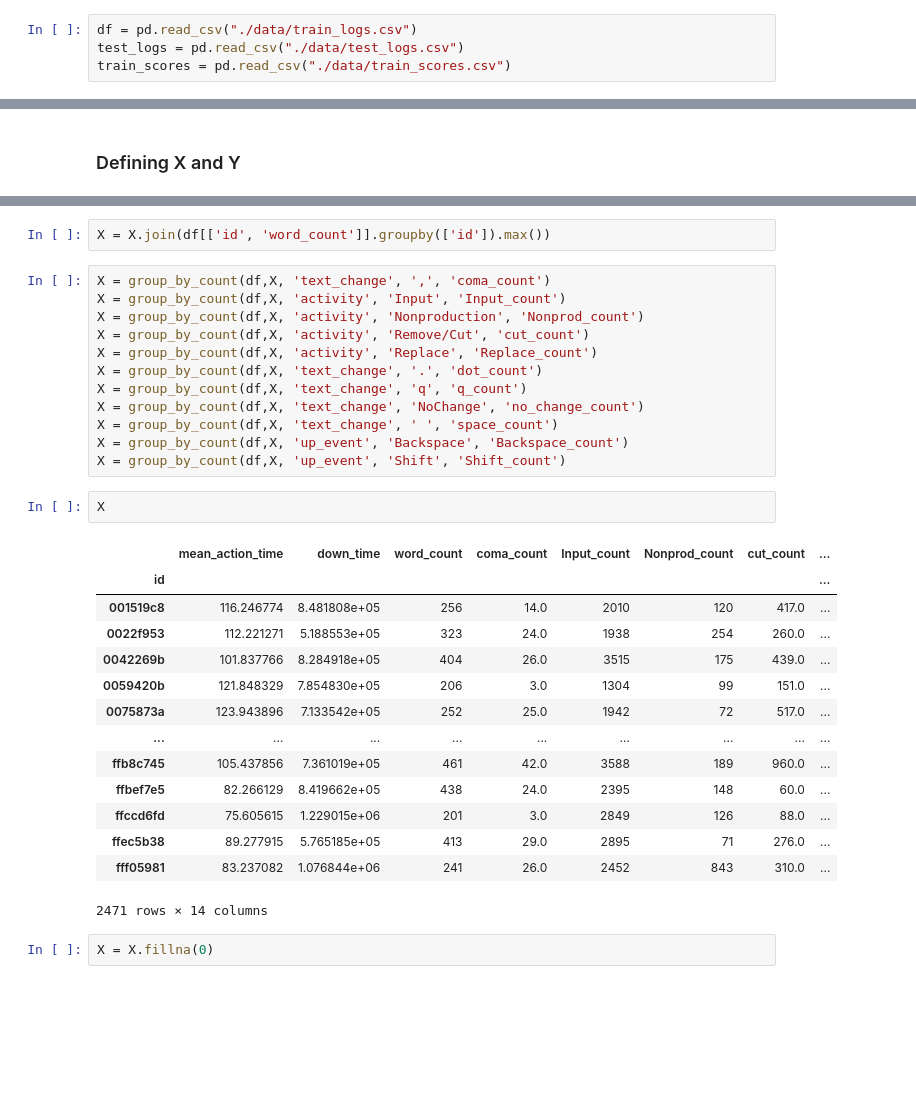
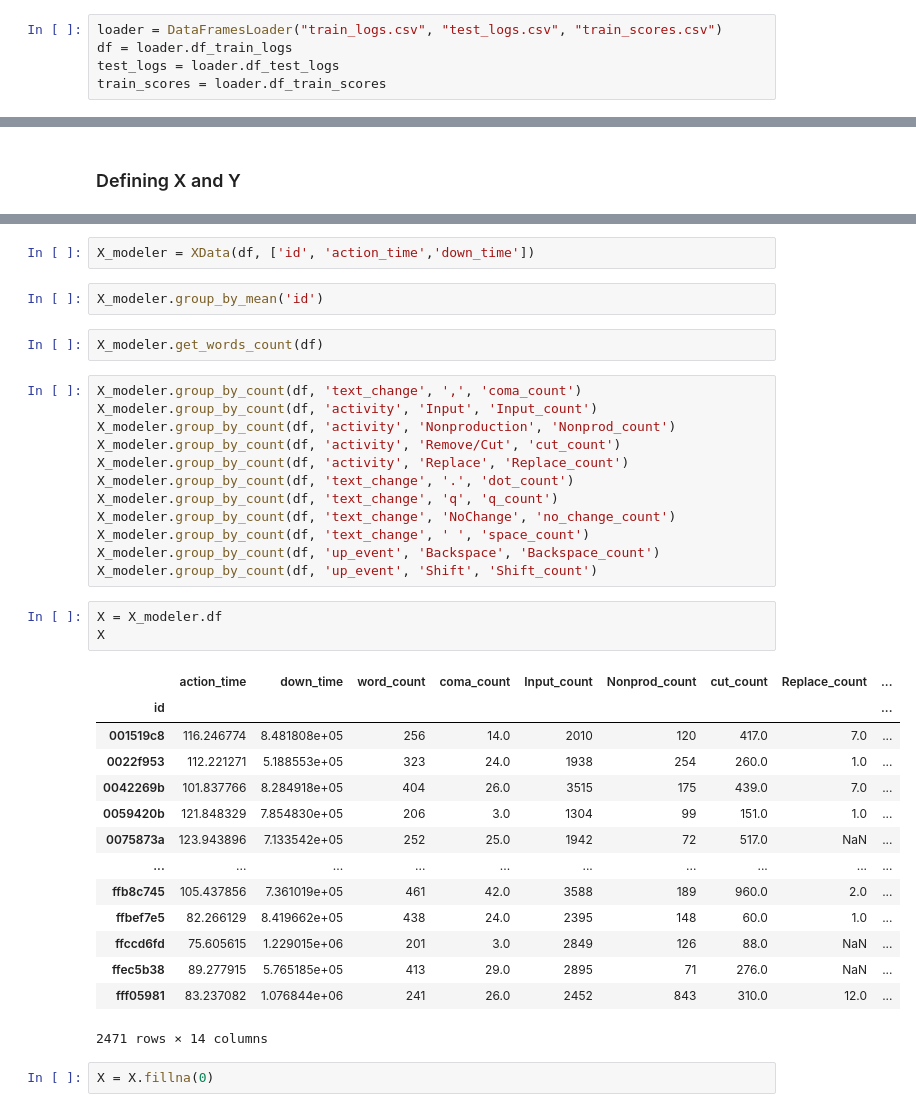
Before and after one commit to PiotrDratwa/Writing_quality_projections, a Jupyter notebook: essay_rating_model.ipynb, the cells around one changed output, grey strips where cells are left out. Drawn from its saved outputs; the diff is of its cells as text; blank space fills up the shorter version.

```diff
--- a/essay_rating_model.ipynb
+++ b/essay_rating_model.ipynb
@@ -7,9 +10,10 @@ from functions import group_by_count
 # %% [markdown]
 ## Data analysis
 # %%
-df = pd.read_csv("./data/train_logs.csv")
-test_logs = pd.read_csv("./data/test_logs.csv")
-train_scores = pd.read_csv("./data/train_scores.csv")
+loader = DataFramesLoader("train_logs.csv", "test_logs.csv", "train_scores.csv")
+df = loader.df_train_logs
+test_logs = loader.df_test_logs
+train_scores = loader.df_train_scores
 # %%
 train_scores
 # %% [output]
@@ -250,33 +233,38 @@ X.rename(columns = {'action_time':'mean_action_time'}, inplace = True)
-# %%
-X = X.join(df[['id', 'word_count']].groupby(['id']).max())
+# %%
+X_modeler = XData(df, ['id', 'action_time','down_time'])
+# %%
+X_modeler.group_by_mean('id')
+# %%
+X_modeler.get_words_count(df)
 # %%
-X = group_by_count(df,X, 'text_change', ',', 'coma_count')
-X = group_by_count(df,X, 'activity', 'Input', 'Input_count')
-X = group_by_count(df,X, 'activity', 'Nonproduction', 'Nonprod_count')
-X = group_by_count(df,X, 'activity', 'Remove/Cut', 'cut_count')
-X = group_by_count(df,X, 'activity', 'Replace', 'Replace_count')
-X = group_by_count(df,X, 'text_change', '.', 'dot_count')
-X = group_by_count(df,X, 'text_change', 'q', 'q_count')
-X = group_by_count(df,X, 'text_change', 'NoChange', 'no_change_count')
-X = group_by_count(df,X, 'text_change', ' ', 'space_count')
-X = group_by_count(df,X, 'up_event', 'Backspace', 'Backspace_count')
-X = group_by_count(df,X, 'up_event', 'Shift', 'Shift_count')
+X_modeler.group_by_count(df, 'text_change', ',', 'coma_count')
+X_modeler.group_by_count(df, 'activity', 'Input', 'Input_count')
+X_modeler.group_by_count(df, 'activity', 'Nonproduction', 'Nonprod_count')
+X_modeler.group_by_count(df, 'activity', 'Remove/Cut', 'cut_count')
+X_modeler.group_by_count(df, 'activity', 'Replace', 'Replace_count')
+X_modeler.group_by_count(df, 'text_change', '.', 'dot_count')
+X_modeler.group_by_count(df, 'text_change', 'q', 'q_count')
+X_modeler.group_by_count(df, 'text_change', 'NoChange', 'no_change_count')
+X_modeler.group_by_count(df, 'text_change', ' ', 'space_count')
+X_modeler.group_by_count(df, 'up_event', 'Backspace', 'Backspace_count')
+X_modeler.group_by_count(df, 'up_event', 'Shift', 'Shift_count')
 # %%
+X = X_modeler.df
 X
 # %% [output]
-|  | mean_action_time | down_time | word_count | coma_count | Input_count | Nonprod_count | cut_count | ... |
-| id |  |  |  |  |  |  |  | ... |
-| 001519c8 | 116.246774 | 8.481808e+05 | 256 | 14.0 | 2010 | 120 | 417.0 | ... |
-| 0022f953 | 112.221271 | 5.188553e+05 | 323 | 24.0 | 1938 | 254 | 260.0 | ... |
-| 0042269b | 101.837766 | 8.284918e+05 | 404 | 26.0 | 3515 | 175 | 439.0 | ... |
-| 0059420b | 121.848329 | 7.854830e+05 | 206 | 3.0 | 1304 | 99 | 151.0 | ... |
-| 0075873a | 123.943896 | 7.133542e+05 | 252 | 25.0 | 1942 | 72 | 517.0 | ... |
-| ... | ... | ... | ... | ... | ... | ... | ... | ... |
-| ffb8c745 | 105.437856 | 7.361019e+05 | 461 | 42.0 | 3588 | 189 | 960.0 | ... |
-| ffbef7e5 | 82.266129 | 8.419662e+05 | 438 | 24.0 | 2395 | 148 | 60.0 | ... |
-| ffccd6fd | 75.605615 | 1.229015e+06 | 201 | 3.0 | 2849 | 126 | 88.0 | ... |
-| ffec5b38 | 89.277915 | 5.765185e+05 | 413 | 29.0 | 2895 | 71 | 276.0 | ... |
-| fff05981 | 83.237082 | 1.076844e+06 | 241 | 26.0 | 2452 | 843 | 310.0 | ... |
+|  | action_time | down_time | word_count | coma_count | Input_count | Nonprod_count | cut_count | Replace_count | ... |
+| id |  |  |  |  |  |  |  |  | ... |
+| 001519c8 | 116.246774 | 8.481808e+05 | 256 | 14.0 | 2010 | 120 | 417.0 | 7.0 | ... |
+| 0022f953 | 112.221271 | 5.188553e+05 | 323 | 24.0 | 1938 | 254 | 260.0 | 1.0 | ... |
+| 0042269b | 101.837766 | 8.284918e+05 | 404 | 26.0 | 3515 | 175 | 439.0 | 7.0 | ... |
+| 0059420b | 121.848329 | 7.854830e+05 | 206 | 3.0 | 1304 | 99 | 151.0 | 1.0 | ... |
+| 0075873a | 123.943896 | 7.133542e+05 | 252 | 25.0 | 1942 | 72 | 517.0 | NaN | ... |
+| ... | ... | ... | ... | ... | ... | ... | ... | ... | ... |
+| ffb8c745 | 105.437856 | 7.361019e+05 | 461 | 42.0 | 3588 | 189 | 960.0 | 2.0 | ... |
+| ffbef7e5 | 82.266129 | 8.419662e+05 | 438 | 24.0 | 2395 | 148 | 60.0 | 1.0 | ... |
+| ffccd6fd | 75.605615 | 1.229015e+06 | 201 | 3.0 | 2849 | 126 | 88.0 | NaN | ... |
+| ffec5b38 | 89.277915 | 5.765185e+05 | 413 | 29.0 | 2895 | 71 | 276.0 | NaN | ... |
+| fff05981 | 83.237082 | 1.076844e+06 | 241 | 26.0 | 2452 | 843 | 310.0 | 12.0 | ... |
 2471 rows × 14 columns
 # %%
 X = X.fillna(0)
```
Also changed, not shown: parts of 10 cells of this notebook, 1 other file.
